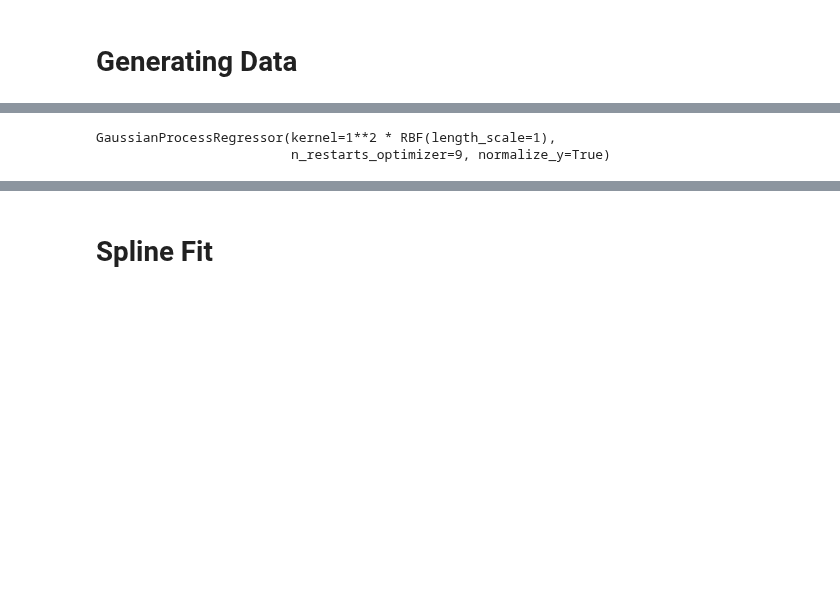
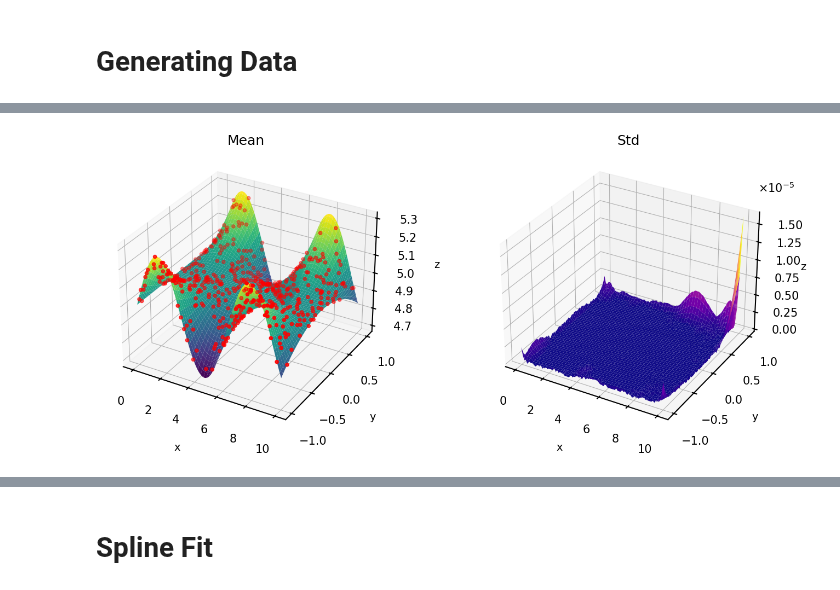
Before and after one commit to AfrozSaqlain/Scientific_Coding, a Jupyter notebook: gaussian_process_regression_2D.ipynb, the cells around one changed output, grey strips where cells are left out. Cells and saved outputs as stored; diff of their text form; code cells hidden in the pictures; blank space fills up the shorter version.

```diff
--- a/gaussian_process_regression_2D.ipynb
+++ b/gaussian_process_regression_2D.ipynb
@@ -14 +37,5 @@ np.random.seed(42)
+# %%
+x_pre_processed, params  = pre_process_data(x)
+
+X, Y = np.meshgrid(x_pre_processed, y)
 # %%
@@ -21,5 +65,7 @@ gaussian_process = GaussianProcessRegressor(kernel=kernel, n_restarts_optimizer=
 # %%
-gaussian_process.fit(x_train, y_train)
+X_pred = np.column_stack([X.ravel(), Y.ravel()])
+
+mean, std = gp.predict(X_pred, return_std=True)
+
+Z_mean = mean.reshape(X.shape)
+Z_std = std.reshape(X.shape)
-# %% [output]
-GaussianProcessRegressor(kernel=1**2 * RBF(length_scale=1),
-                         n_restarts_optimizer=9, normalize_y=True)
@@ -26 +82,25 @@ GaussianProcessRegressor(kernel=1**2 * RBF(length_scale=1),
+# %%
+fig = plt.figure(figsize=(16, 6))
+
+ax1 = fig.add_subplot(121, projection='3d')
+ax1.plot_surface(X, Y, Z_mean, cmap='viridis')
+ax1.scatter(X_train[:, 0], X_train[:, 1], z_train, color='r', s=20)
+ax1.set_title('Mean')
+ax1.set_xlabel('x', fontsize=14, labelpad=30)
+ax1.set_ylabel('y', fontsize=14, labelpad=30)
+ax1.set_zlabel('z', fontsize=14, labelpad=30)
+
+ax2 = fig.add_subplot(122, projection='3d')
+ax2.plot_surface(X, Y, Z_std, cmap='plasma')
+ax2.set_title('Std')
+ax2.zaxis.get_offset_text().set_visible(False)
+ax2.text2D(0.95, 0.85, r"$\times 10^{-5}$", transform=ax2.transAxes, fontsize=15)
+ax2.set_xlabel('x', fontsize=14, labelpad=30)
+ax2.set_ylabel('y', fontsize=14, labelpad=30)
+ax2.set_zlabel('z', fontsize=14, labelpad=17)
+
+plt.tight_layout(rect=[0, 0, 0.95, 1])
+plt.show()
+# %% [output]
+[figure, added]
 # %%
```
Also changed, not shown: parts of 8 cells of this notebook.
